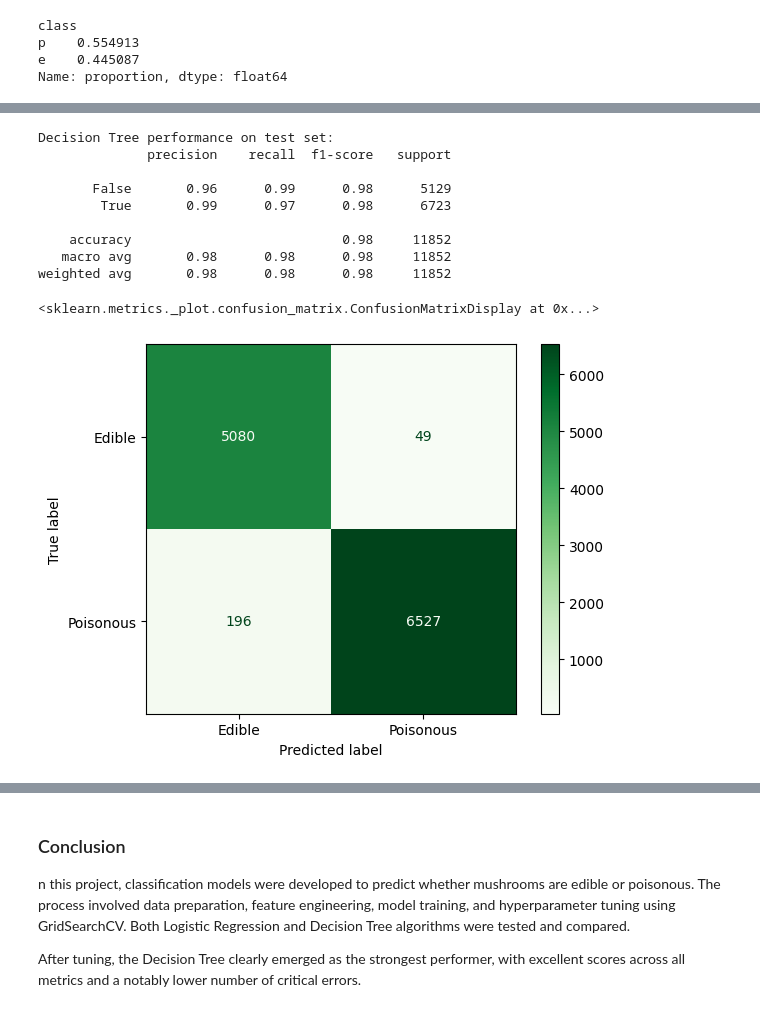
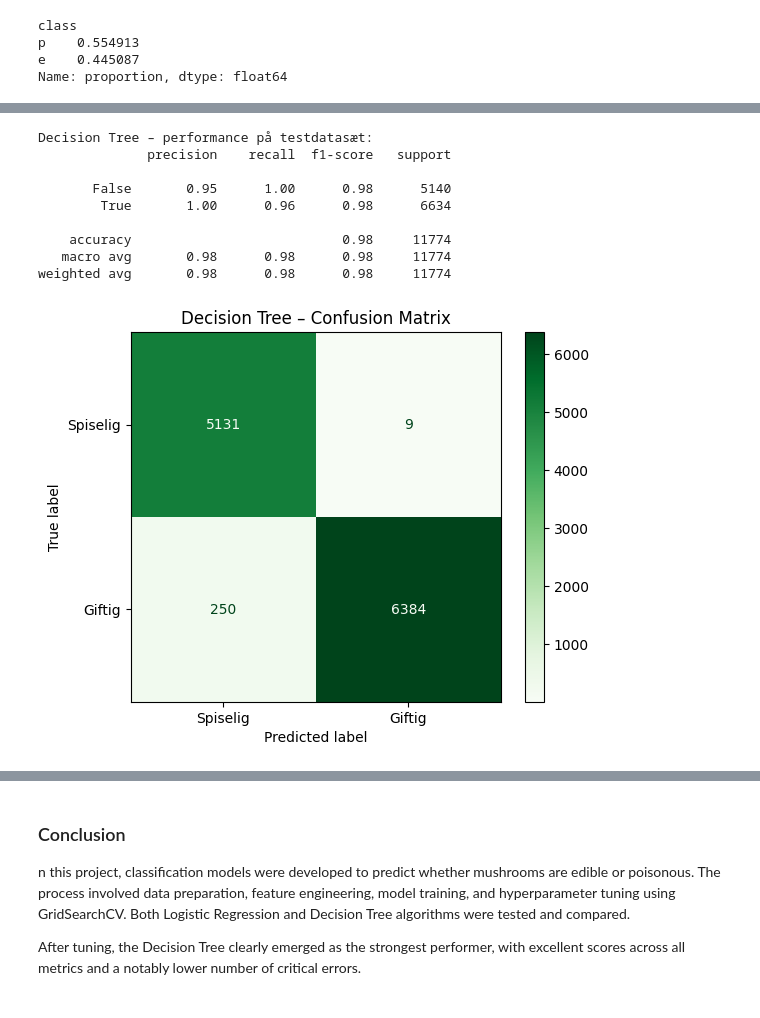
Before and after one commit to KatAamand/MAL, a Jupyter notebook: Assignment 4/4. Mushroom foraging.ipynb, the cells around one changed output, grey strips where cells are left out. Cells and saved outputs as stored; diff of their text form; code cells hidden in the pictures.

```diff
--- a/Assignment 4/4. Mushroom foraging.ipynb
+++ b/Assignment 4/4. Mushroom foraging.ipynb
@@ -142,6 +207 @@ We choose the first method - removing outliers - since these extreme values like
-# %%
-# Removing extreme outliers with 99th percentile
-for col in ['cap-diameter', 'stem-height', 'stem-width']:
-    upper_limit = np.percentile(df_reduced[col], 99)
-    df_reduced = df_reduced[df_reduced[col] <= upper_limit]
 # %% [markdown]
@@ -291,32 +517,35 @@ weighted avg       0.82      0.82      0.82     11851
 # %%
+# Hyperparameter tuning for Decision Tree
+
 from sklearn.tree import DecisionTreeClassifier
 from sklearn.model_selection import GridSearchCV
 from sklearn.metrics import classification_report
 
-# Define parameter grid for Decision Tree
+# Definér grid for max dybde og min samples pr. split
 param_grid_tree = {
     'max_depth': [3, 5, 7, 10, 13, 15],
     'min_samples_split': [2, 5, 10]
 }
 
-# Initialize GridSearchCV
+# Initialisér GridSearchCV
 grid_search_tree = GridSearchCV(
     DecisionTreeClassifier(random_state=42),
     param_grid_tree,
     scoring='f1',
-    cv=5,
+    cv=5
 )
 
-# Fit GridSearchCV on unscaled training data
+# Træn modellen
 grid_search_tree.fit(X_train, y_train)
 
-# Print best hyperparameters
-print("Best Decision Tree parameters:", grid_search_tree.best_params_)
+# Udskriv bedste kombination
+print("Bedste parametre for Decision Tree:", grid_search_tree.best_params_)
 
-# Evaluate best Decision Tree model on validation set
+# Evaluer den tunede model
 best_tree_model = grid_search_tree.best_estimator_
 y_val_pred_tree = best_tree_model.predict(X_val)
-print("Decision Tree performance after tuning:")
+
+print("Resultat for Decision Tree efter tuning:")
 print(classification_report(y_val, y_val_pred_tree))
 # %% [output]
 Best Decision Tree parameters: {'max_depth': 15, 'min_samples_split': 5}
@@ -370,26 +690,27 @@ weighted avg       0.83      0.82      0.82     11852
 # %%
-# Evaluating Decision Tree model based on unseen test data
+# Decision Tree
 
-# Predict on test set
+# Forudsig klasser for testdatasættet
 y_test_pred_dt = best_tree_model.predict(X_test)
 
-# Print classification report
-print("Decision Tree performance on test set:")
+# Udskriv evalueringsmetrikker
+print("Decision Tree – performance på testdatasæt:")
 print(classification_report(y_test, y_test_pred_dt))
 
-# Confusion matrix
-cm = confusion_matrix(y_test, y_test_pred_dt)
-disp = ConfusionMatrixDisplay(confusion_matrix=cm, display_labels=['Edible', 'Poisonous'])
-disp.plot(cmap='Greens')
+# Visualiser Confusion Matrix
+cm_dt = confusion_matrix(y_test, y_test_pred_dt)
+disp_dt = ConfusionMatrixDisplay(confusion_matrix=cm_dt, display_labels=['Spiselig', 'Giftig'])
+disp_dt.plot(cmap='Greens')
+plt.title("Decision Tree – Confusion Matrix")
+plt.show()
 # %% [output]
-Decision Tree performance on test set:
+Decision Tree – performance på testdatasæt:
               precision    recall  f1-score   support
 
-       False       0.96      0.99      0.98      5129
-        True       0.99      0.97      0.98      6723
+       False       0.95      1.00      0.98      5140
+        True       1.00      0.96      0.98      6634
 
-    accuracy                           0.98     11852
-   macro avg       0.98      0.98      0.98     11852
-weighted avg       0.98      0.98      0.98     11852
+    accuracy                           0.98     11774
+   macro avg       0.98      0.98      0.98     11774
+weighted avg       0.98      0.98      0.98     11774
-<sklearn.metrics._plot.confusion_matrix.ConfusionMatrixDisplay at 0x...>
-[figure, old version]
+[figure, new version]
```
Also changed, not shown: parts of 37 cells of this notebook, 1 other file.
